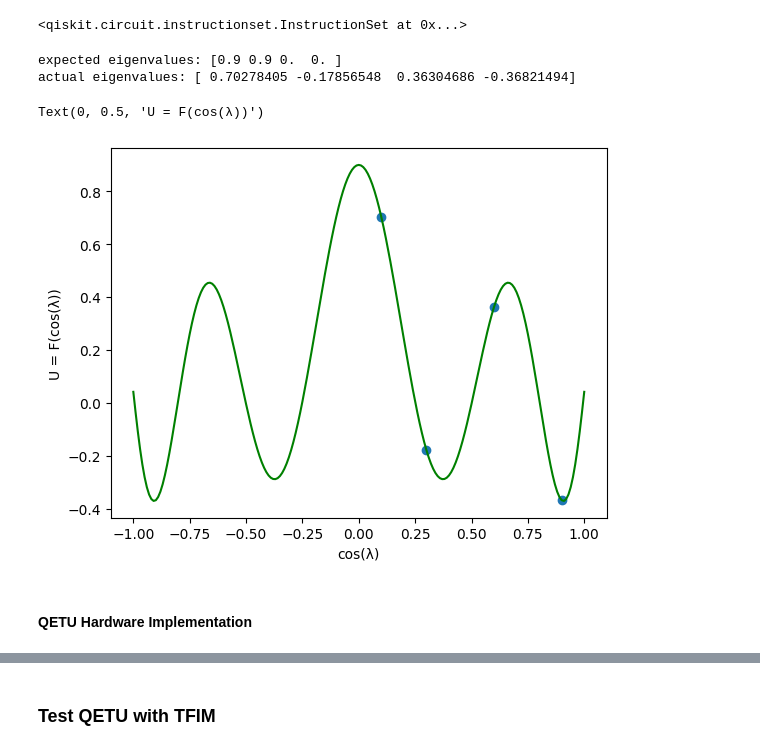
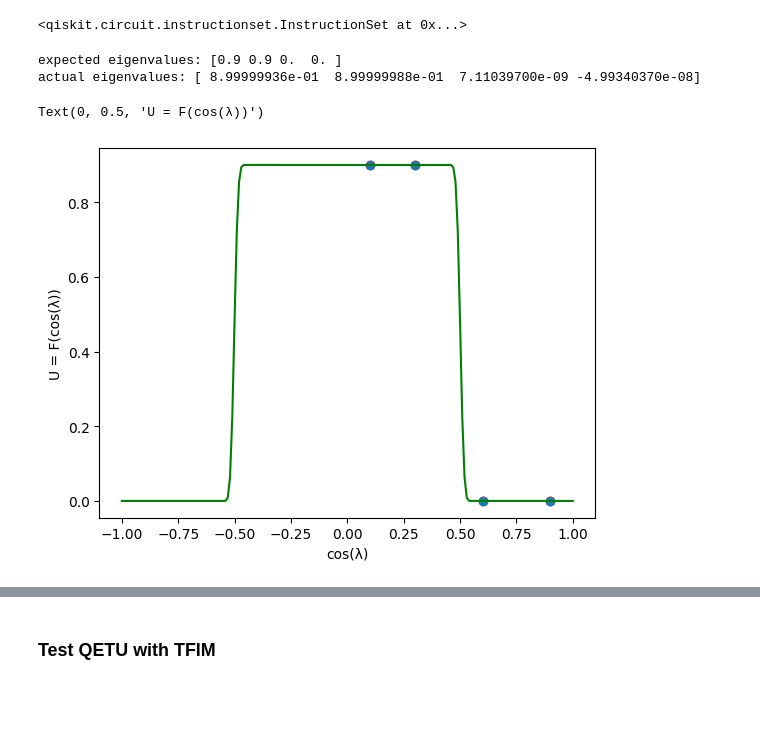
Before and after one commit to thilomueller/QETU, a Jupyter notebook: test_qetu.ipynb, the cells around one changed output, grey strips where cells are left out. Saved outputs shown, nothing was run; the diff lists cells and outputs as text; code cells hidden in the pictures; blank space fills up the shorter version.

```diff
--- a/test_qetu.ipynb
+++ b/test_qetu.ipynb
@@ -164,31 +164,28 @@ V_qc.append(V_gate, q)
 # %% [output]
 <qiskit.circuit.instructionset.InstructionSet at 0x...>
 # %%
-U_qc = QETU(V_qc, convert_Zrot_to_Xrot(cheb_ex4_qsp_angles))
+U_qc = QETU(V_qc, convert_Zrot_to_Xrot(step_function_qsp_angles))
 U_qetu = get_matrix(U_qc)[0:4, 0:4]
 λ = np.linalg.eigvals(H)
 expected_eigenvalues = target_heaviside(np.cos(λ.real), 0.9)
 print("expected eigenvalues: " + str(expected_eigenvalues))
 F_λ = np.linalg.eigvals(U_qetu).real * -1
 print("actual eigenvalues: " + str(F_λ))
 
 x_list = np.linspace(-1, 1, 201)
 QSP_list = []
 for x in x_list:
-    QSP_circuit = QSP(cheb_ex4_qsp_angles, x)
+    QSP_circuit = QSP(step_function_qsp_angles, x)
     result = get_matrix(QSP_circuit)[0,0]
     QSP_list.append(result)
 
-#plt.plot(x_list, target_filt(x_list, scale=0.9), "--", label="target function")
 plt.plot(x_list, QSP_list, "g", label="Re[Poly(a)]")
-#plt.scatter(x=np.cos(λ), y=expected_eigenvalues, color='r')
+plt.scatter(x=np.cos(λ), y=expected_eigenvalues, color='r')
 plt.scatter(x=np.cos(λ), y=F_λ)
 plt.xlabel("cos(λ)")
 plt.ylabel("U = F(cos(λ))")
 # %% [output]
 expected eigenvalues: [0.9 0.9 0.  0. ]
-actual eigenvalues: [ 0.70278405 -0.17856548  0.36304686 -0.36821494]
+actual eigenvalues: [ 8.99999936e-01  8.99999988e-01  7.11039700e-09 -4.99340370e-08]
 Text(0, 0.5, 'U = F(cos(λ))')
-[figure, old version]
+[figure, new version]
-# %% [markdown]
-#### QETU Hardware Implementation
```
Also changed, not shown: parts of 7 cells of this notebook, 2 other files.
